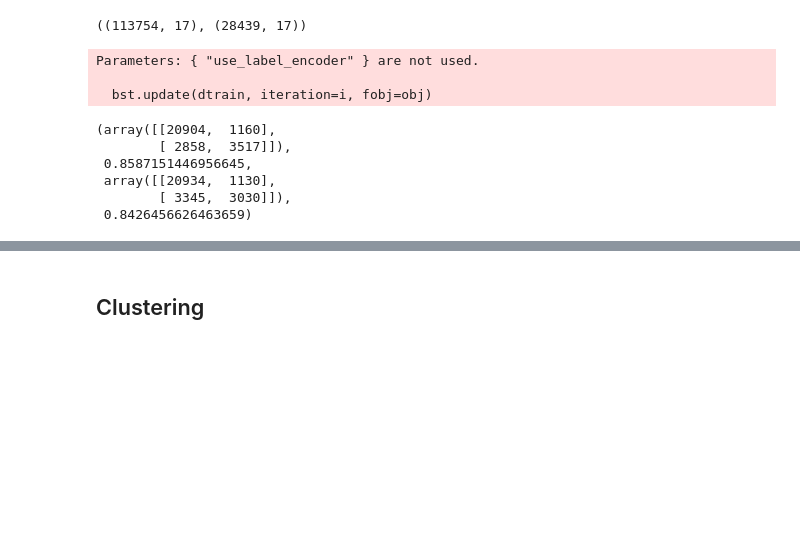
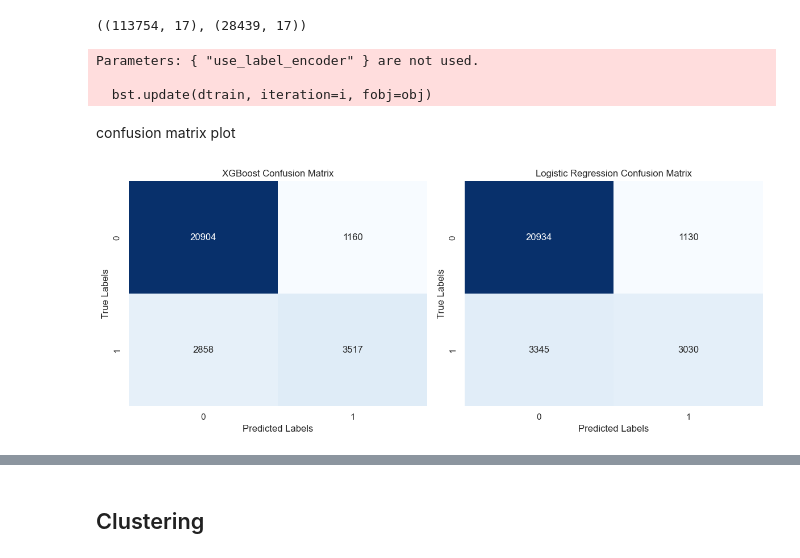
Before and after one commit to metropolisjenensis/Probabilistic-Machine-Learning_lecture-PROJECTS, a Jupyter notebook: projects/09-1AKXXXX_rain_tomorrow_prediction/notebooks/class_prediction.ipynb, the cells around one changed output, grey strips where cells are left out. Drawn from its saved outputs; the diff is of its cells as text; code cells hidden in the pictures; blank space fills up the shorter version.

```diff
--- a/projects/09-1AKXXXX_rain_tomorrow_prediction/notebooks/class_prediction.ipynb
+++ b/projects/09-1AKXXXX_rain_tomorrow_prediction/notebooks/class_prediction.ipynb
@@ -239,15 +271,27 @@ xgb_report = classification_report(y_test, xgb_preds, output_dict=True)
 lr_cm = confusion_matrix(y_test, lr_preds)
 lr_acc = accuracy_score(y_test, lr_preds)
 lr_report = classification_report(y_test, lr_preds, output_dict=True)
-
-xgb_cm, xgb_acc, lr_cm, lr_acc
 # %% [output]
 Parameters: { "use_label_encoder" } are not used.
 
   bst.update(dtrain, iteration=i, fobj=obj)
-(array([[20904,  1160],
-        [ 2858,  3517]]),
- 0.8587151446956645,
- array([[20934,  1130],
-        [ 3345,  3030]]),
- 0.8426456626463659)
+# %% [markdown]
+confusion matrix plot
+# %%
+# Plotting function
+def plot_confusion_matrix(cm, title, ax):
+    sns.heatmap(cm, annot=True, fmt="d", cmap="Blues", cbar=False, ax=ax)
+    ax.set_xlabel("Predicted Labels")
+    ax.set_ylabel("True Labels")
+    ax.set_title(title)
+
+# Create plots
+fig, axes = plt.subplots(1, 2, figsize=(12, 5))
+
+plot_confusion_matrix(xgb_cm, "XGBoost Confusion Matrix", axes[0])
+plot_confusion_matrix(lr_cm, "Logistic Regression Confusion Matrix", axes[1])
+
+plt.tight_layout()
+plt.show()
+# %% [output]
+[figure, added]
```
Also changed, not shown: parts of 10 cells of this notebook, 2 other files.
